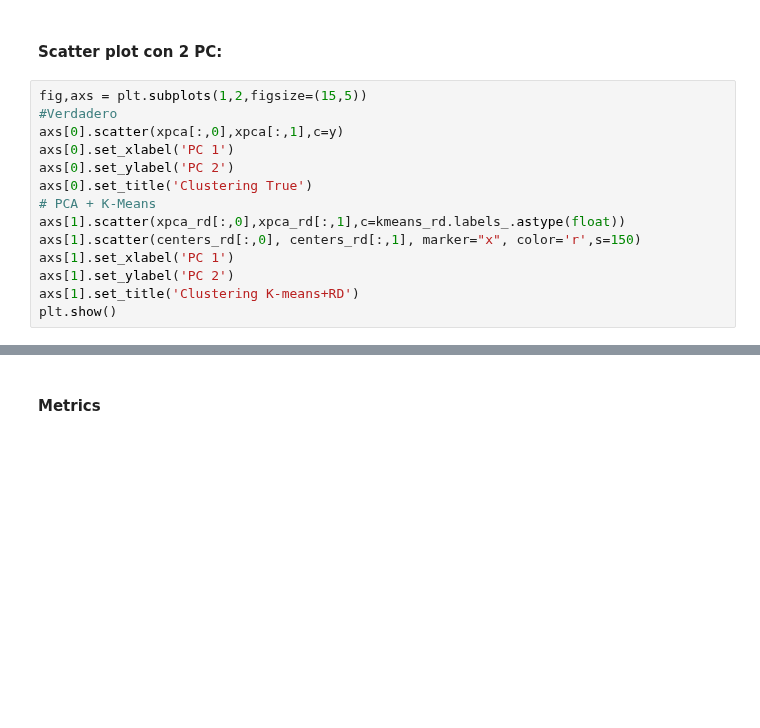
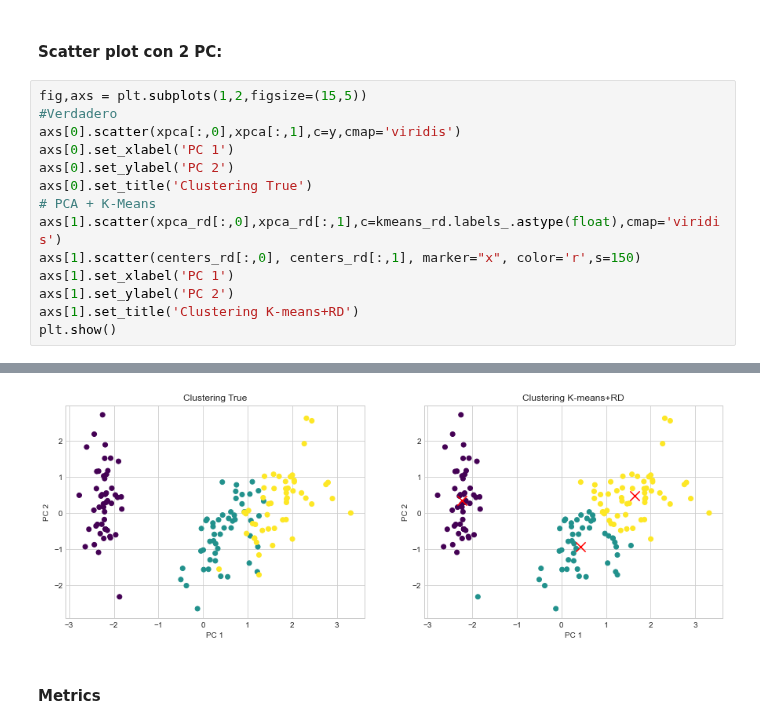
Before and after one commit to BlasFerreira/Machine_Learning, a Jupyter notebook: Unsupervised/2_DimensionalityReduction/Principal_component_analysis/1_iris_case/Iris_case_pca.ipynb, the cells around one changed output, grey strips where cells are left out. Drawn from its saved outputs; the diff is of its cells as text; blank space fills up the shorter version.

```diff
--- a/Unsupervised/2_DimensionalityReduction/Principal_component_analysis/1_iris_case/Iris_case_pca.ipynb
+++ b/Unsupervised/2_DimensionalityReduction/Principal_component_analysis/1_iris_case/Iris_case_pca.ipynb
@@ -238,12 +222,12 @@ array([[-2.22730524,  0.3456925 ],
 # %%
 fig,axs = plt.subplots(1,2,figsize=(15,5))
 #Verdadero
-axs[0].scatter(xpca[:,0],xpca[:,1],c=y)
+axs[0].scatter(xpca[:,0],xpca[:,1],c=y,cmap='viridis')
 axs[0].set_xlabel('PC 1')
 axs[0].set_ylabel('PC 2')
 axs[0].set_title('Clustering True')
 # PCA + K-Means
-axs[1].scatter(xpca_rd[:,0],xpca_rd[:,1],c=kmeans_rd.labels_.astype(float))
+axs[1].scatter(xpca_rd[:,0],xpca_rd[:,1],c=kmeans_rd.labels_.astype(float),cmap='viridis')
 axs[1].scatter(centers_rd[:,0], centers_rd[:,1], marker="x", color='r',s=150)
 axs[1].set_xlabel('PC 1')
 axs[1].set_ylabel('PC 2')
@@ -255,3 +237,4 @@ plt.show()
+[figure, added]
 # %% [markdown]
 #### Metrics
 # %%
```
Also changed, not shown: parts of 57 cells of this notebook, 2 other files.
